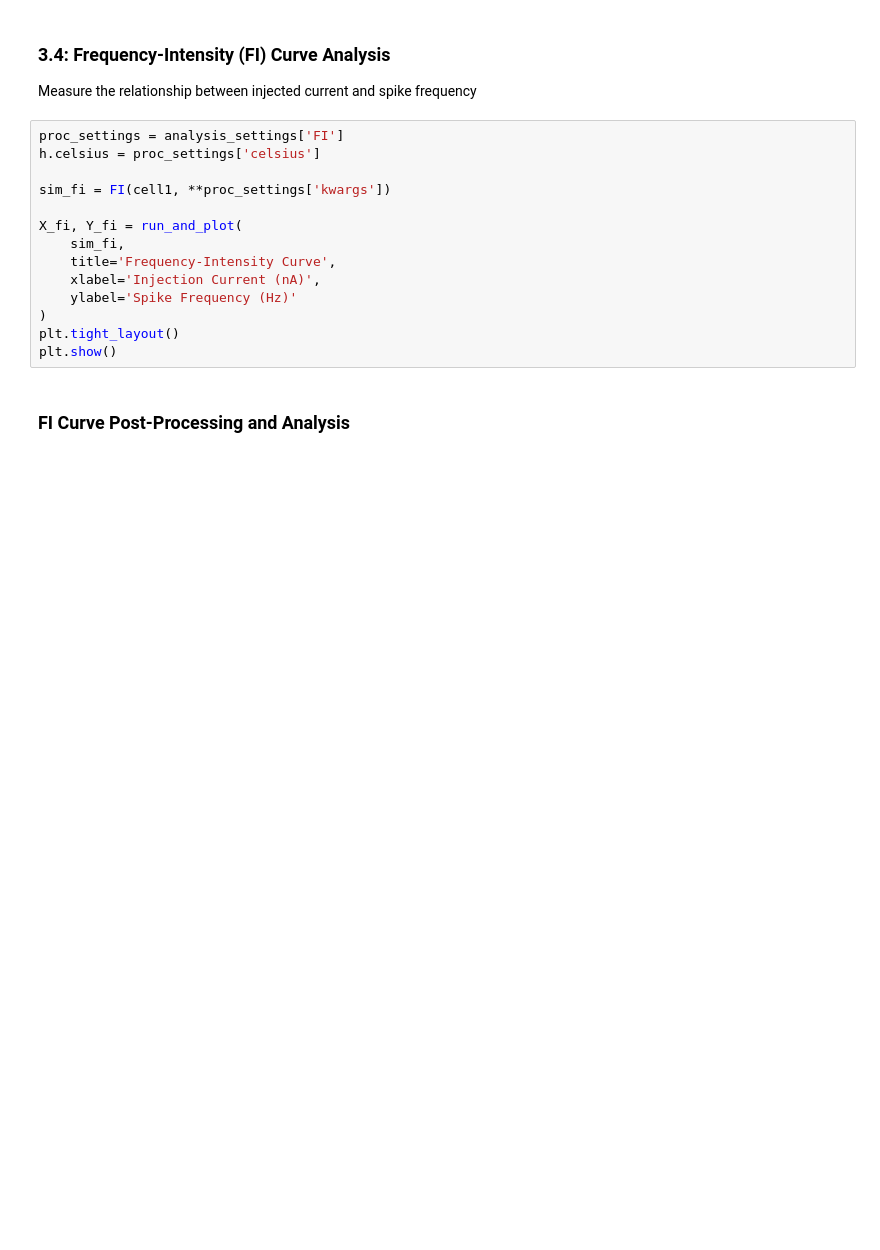
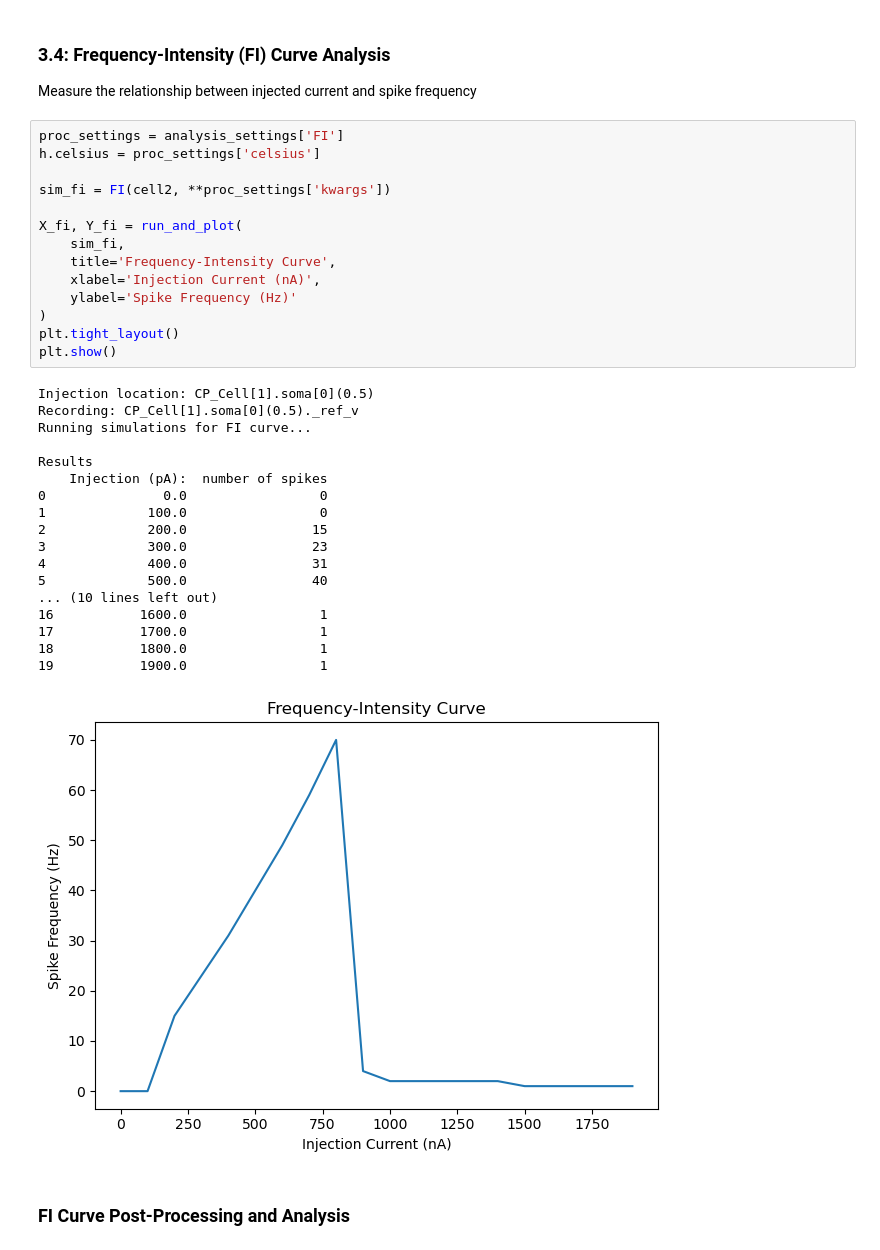
Before and after one commit to cyneuro/bmtool, a Jupyter notebook: docs/examples/notebooks/single_cell/single_cell_analysis.ipynb, the cells around one changed output. Drawn from its saved outputs; the diff is of its cells as text; blank space fills up the shorter version.

```diff
--- a/docs/examples/notebooks/single_cell/single_cell_analysis.ipynb
+++ b/docs/examples/notebooks/single_cell/single_cell_analysis.ipynb
@@ -345,17 +443,36 @@ Measure the relationship between injected current and spike frequency
 # %%
 proc_settings = analysis_settings['FI']
 h.celsius = proc_settings['celsius']
 
-sim_fi = FI(cell1, **proc_settings['kwargs'])
+sim_fi = FI(cell2, **proc_settings['kwargs'])
 
 X_fi, Y_fi = run_and_plot(
     sim_fi,
     title='Frequency-Intensity Curve',
     xlabel='Injection Current (nA)',
     ylabel='Spike Frequency (Hz)'
 )
 plt.tight_layout()
 plt.show()
+# %% [output]
+Injection location: CP_Cell[1].soma[0](0.5)
+Recording: CP_Cell[1].soma[0](0.5)._ref_v
+Running simulations for FI curve...
+
+Results
+    Injection (pA):  number of spikes
+0               0.0                 0
+1             100.0                 0
+2             200.0                15
+3             300.0                23
+4             400.0                31
+5             500.0                40
+... (10 lines left out)
+16           1600.0                 1
+17           1700.0                 1
+18           1800.0                 1
+19           1900.0                 1
+[figure, added]
 # %% [markdown]
 ### FI Curve Post-Processing and Analysis
 # %%
```
Also changed, not shown: parts of 11 cells of this notebook, 1 other file.
